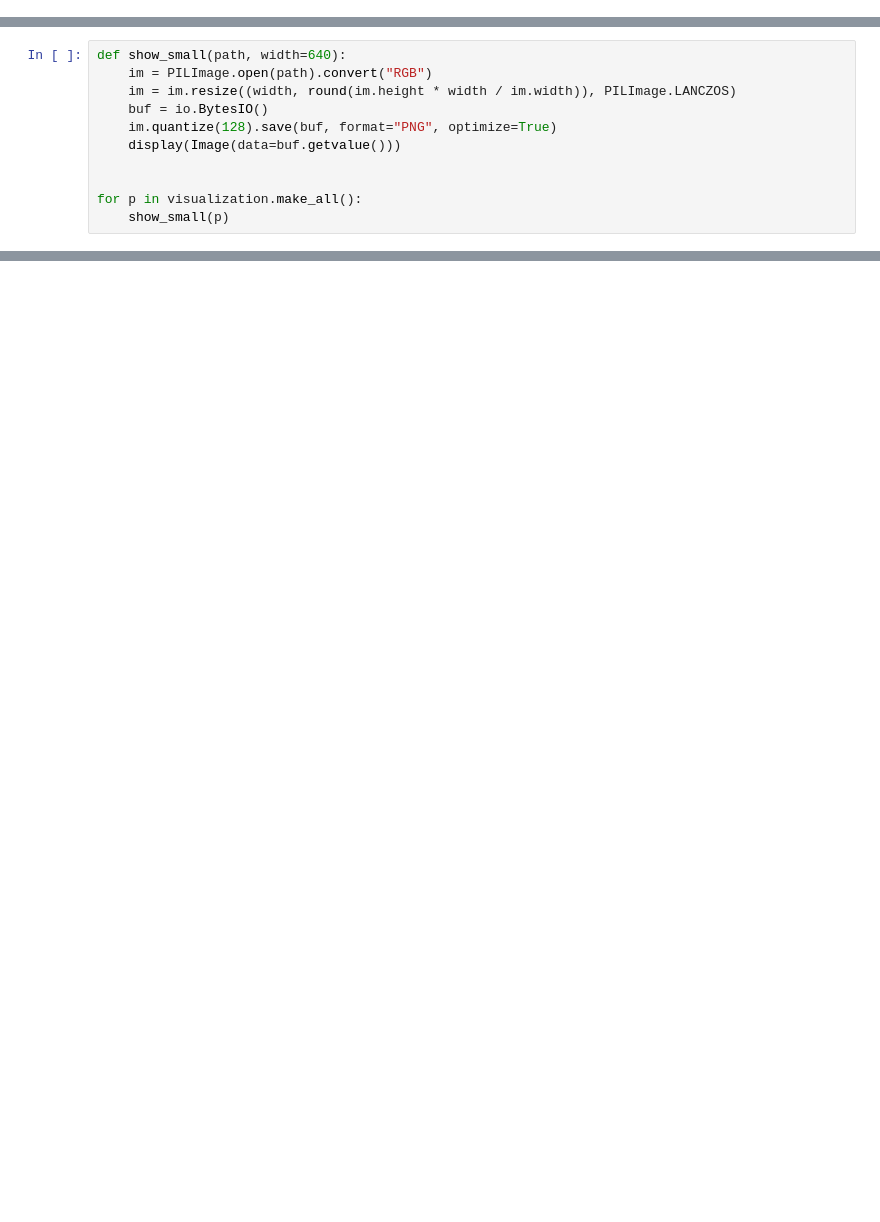
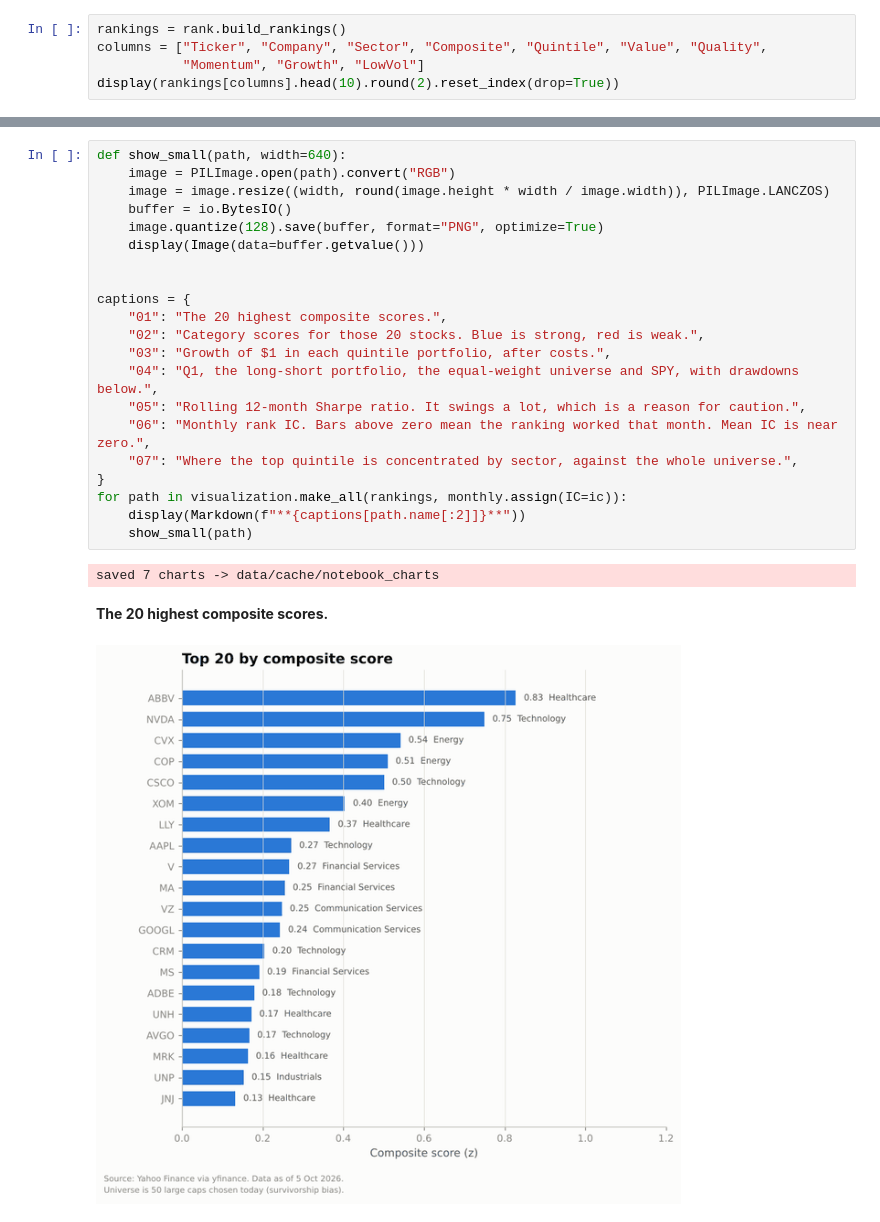
Before and after one commit to FleximusRex/Finance-equity-scanner, a Jupyter notebook: notebooks/multi_factor_equity_screener.ipynb, the cells around one changed output, grey strips where cells are left out. Saved outputs shown, nothing was run; the diff lists cells and outputs as text; blank space fills up the shorter version.

Commit message:
Rework the notebook: Colab setup without a restart, settings form and plain-language results

```diff
--- a/notebooks/multi_factor_equity_screener.ipynb
+++ b/notebooks/multi_factor_equity_screener.ipynb
@@ -87,0 +77,5 @@ composite    0.003  0.143  0.887    0.201    0.168   -0.016
+# %%
+rankings = rank.build_rankings()
+columns = ["Ticker", "Company", "Sector", "Composite", "Quintile", "Value", "Quality",
+           "Momentum", "Growth", "LowVol"]
+display(rankings[columns].head(10).round(2).reset_index(drop=True))
@@ -92,11 +161,0 @@ The images are downsized here to keep the notebook small. Full-size versions for
-# %%
-def show_small(path, width=640):
-    im = PILImage.open(path).convert("RGB")
-    im = im.resize((width, round(im.height * width / im.width)), PILImage.LANCZOS)
-    buf = io.BytesIO()
-    im.quantize(128).save(buf, format="PNG", optimize=True)
-    display(Image(data=buf.getvalue()))
-
-
-for p in visualization.make_all():
-    show_small(p)
@@ -111,0 +162,25 @@ INFO src.visualization: saved 7 charts -> outputs/test50/charts
+# %%
+def show_small(path, width=640):
+    image = PILImage.open(path).convert("RGB")
+    image = image.resize((width, round(image.height * width / image.width)), PILImage.LANCZOS)
+    buffer = io.BytesIO()
+    image.quantize(128).save(buffer, format="PNG", optimize=True)
+    display(Image(data=buffer.getvalue()))
+
+
+captions = {
+    "01": "The 20 highest composite scores.",
+    "02": "Category scores for those 20 stocks. Blue is strong, red is weak.",
+    "03": "Growth of $1 in each quintile portfolio, after costs.",
+    "04": "Q1, the long-short portfolio, the equal-weight universe and SPY, with drawdowns below.",
+    "05": "Rolling 12-month Sharpe ratio. It swings a lot, which is a reason for caution.",
+    "06": "Monthly rank IC. Bars above zero mean the ranking worked that month. Mean IC is near zero.",
+    "07": "Where the top quintile is concentrated by sector, against the whole universe.",
+}
+for path in visualization.make_all(rankings, monthly.assign(IC=ic)):
+    display(Markdown(f"**{captions[path.name[:2]]}**"))
+    show_small(path)
+# %% [output]
+saved 7 charts -> data/cache/notebook_charts
+**The 20 highest composite scores.**
+[figure, added]
```
Also changed, not shown: parts of 26 cells of this notebook, 1 other file.
